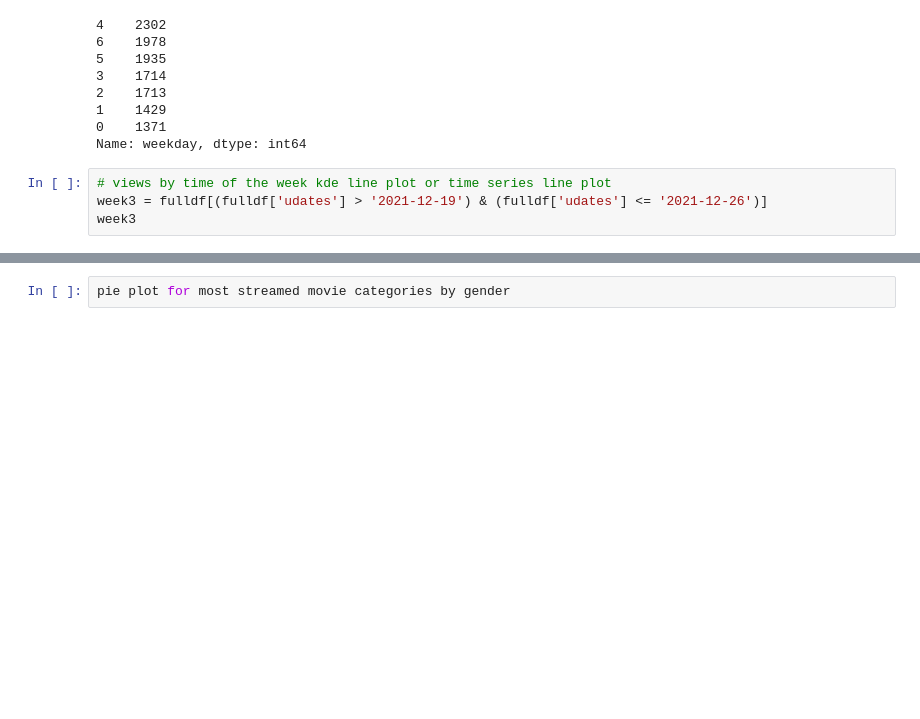
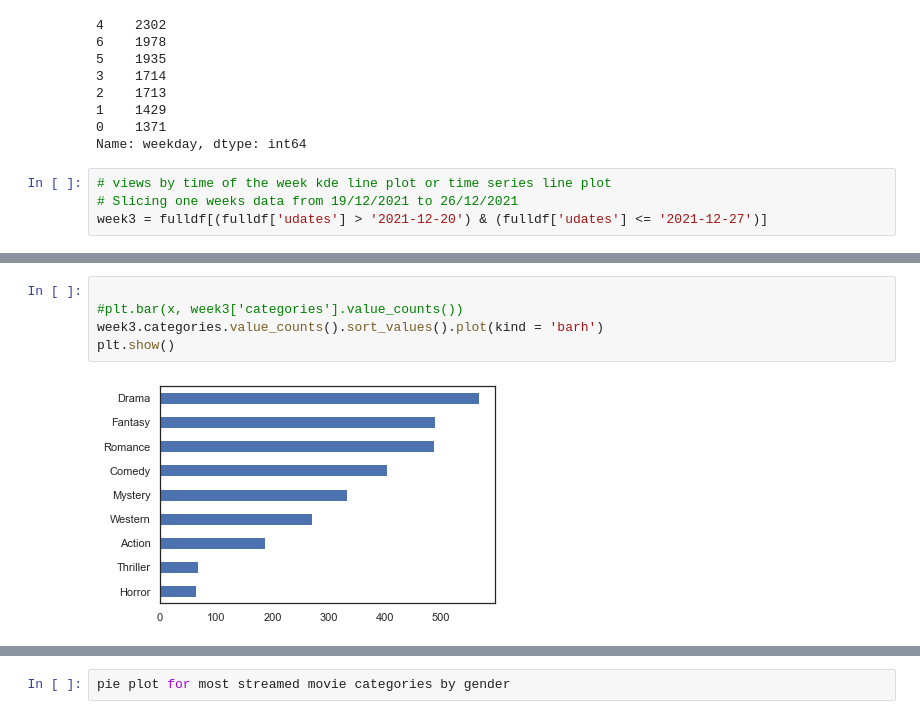
Before and after one commit to Mantvydas-data/Programming-for-DA-2021-Proj, a Jupyter notebook: project.ipynb, the cells around one changed output, grey strips where cells are left out. Saved outputs shown, nothing was run; the diff lists cells and outputs as text; blank space fills up the shorter version.

Commit message:
Count plots added

```diff
--- a/project.ipynb
+++ b/project.ipynb
@@ -527,5 +527,5 @@ fulldf['weekday'].value_counts()
 Name: weekday, dtype: int64
 # %%
 # views by time of the week kde line plot or time series line plot
-week3 = fulldf[(fulldf['udates'] > '2021-12-19') & (fulldf['udates'] <= '2021-12-26')]
-week3
+# Slicing one weeks data from 19/12/2021 to 26/12/2021
+week3 = fulldf[(fulldf['udates'] > '2021-12-20') & (fulldf['udates'] <= '2021-12-27')]
@@ -546,0 +545,7 @@ week3
+# %%
+
+#plt.bar(x, week3['categories'].value_counts())
+week3.categories.value_counts().sort_values().plot(kind = 'barh')
+plt.show()
+# %% [output]
+[figure, added]
```
Also changed, not shown: parts of 5 cells of this notebook, 1 other file.
